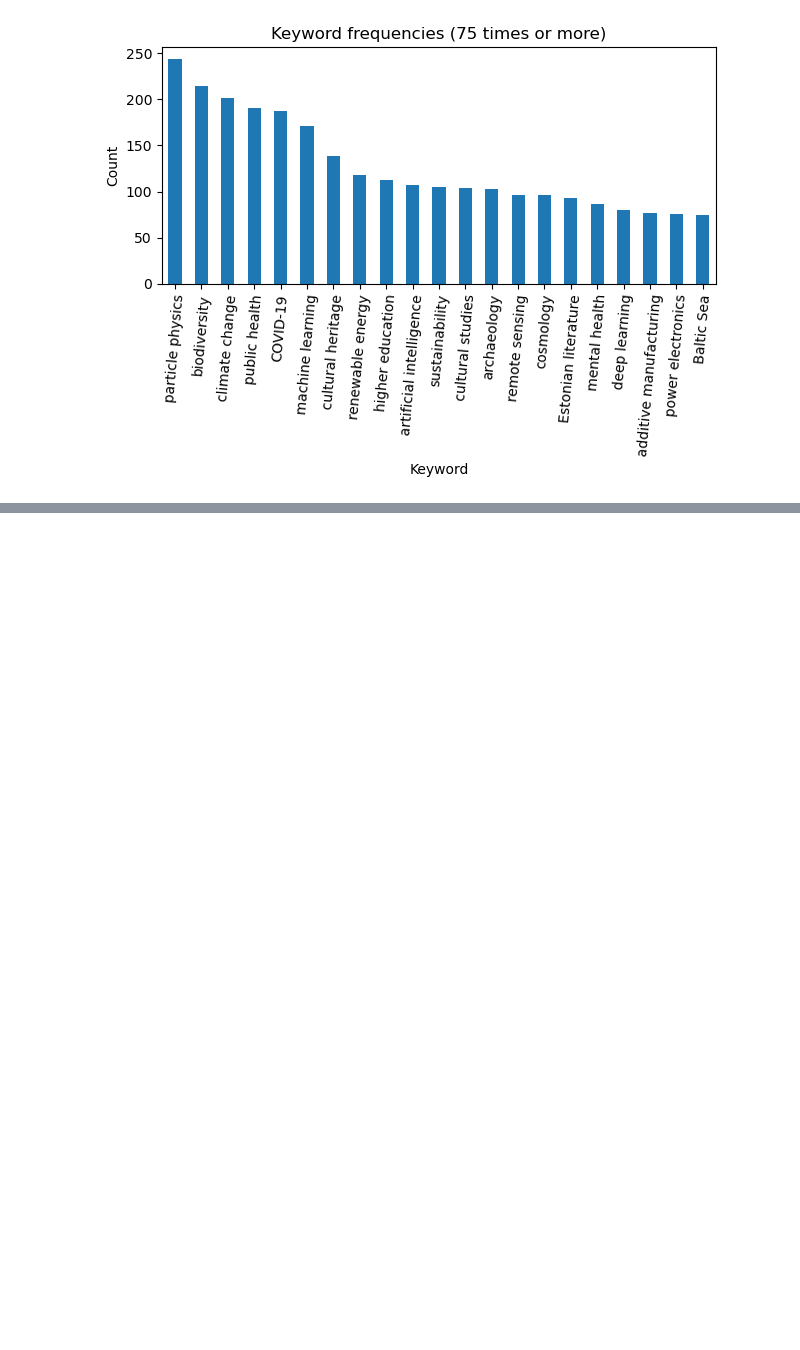
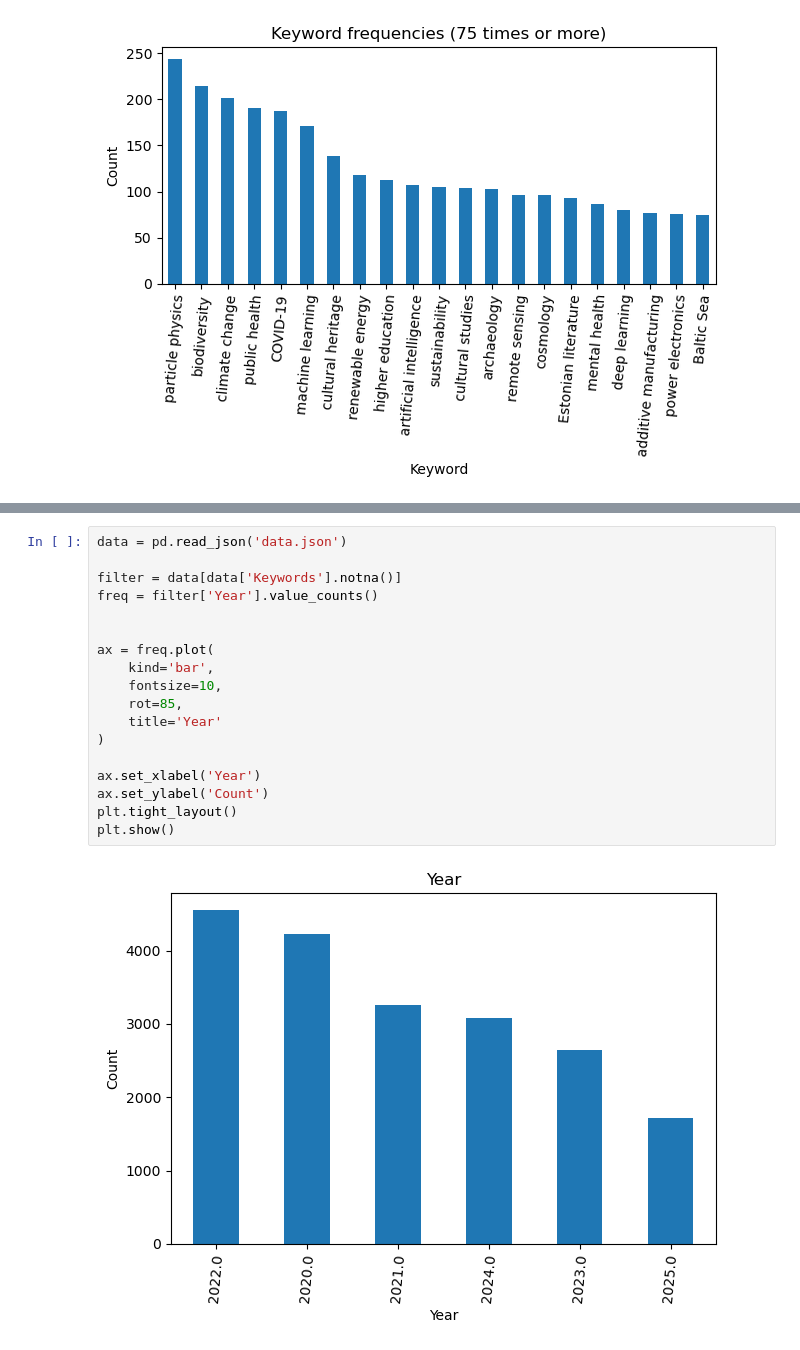
Before and after one commit to LeonhardSchecher/EstResTrends, a Jupyter notebook: data_visualization/keywords.ipynb, the cells around one changed output, grey strips where cells are left out. Saved outputs shown, nothing was run; the diff lists cells and outputs as text; blank space fills up the shorter version.

```diff
--- a/data_visualization/keywords.ipynb
+++ b/data_visualization/keywords.ipynb
@@ -24,0 +36,20 @@ plt.show()
+# %%
+data = pd.read_json('data.json')
+
+filter = data[data['Keywords'].notna()]
+freq = filter['Year'].value_counts()
+
+
+ax = freq.plot(
+    kind='bar',
+    fontsize=10,
+    rot=85,
+    title='Year'
+)
+
+ax.set_xlabel('Year')
+ax.set_ylabel('Count')
+plt.tight_layout()
+plt.show()
+# %% [output]
+[figure, added]
```
Also changed, not shown: parts of 1 cell of this notebook, 3 other files.
